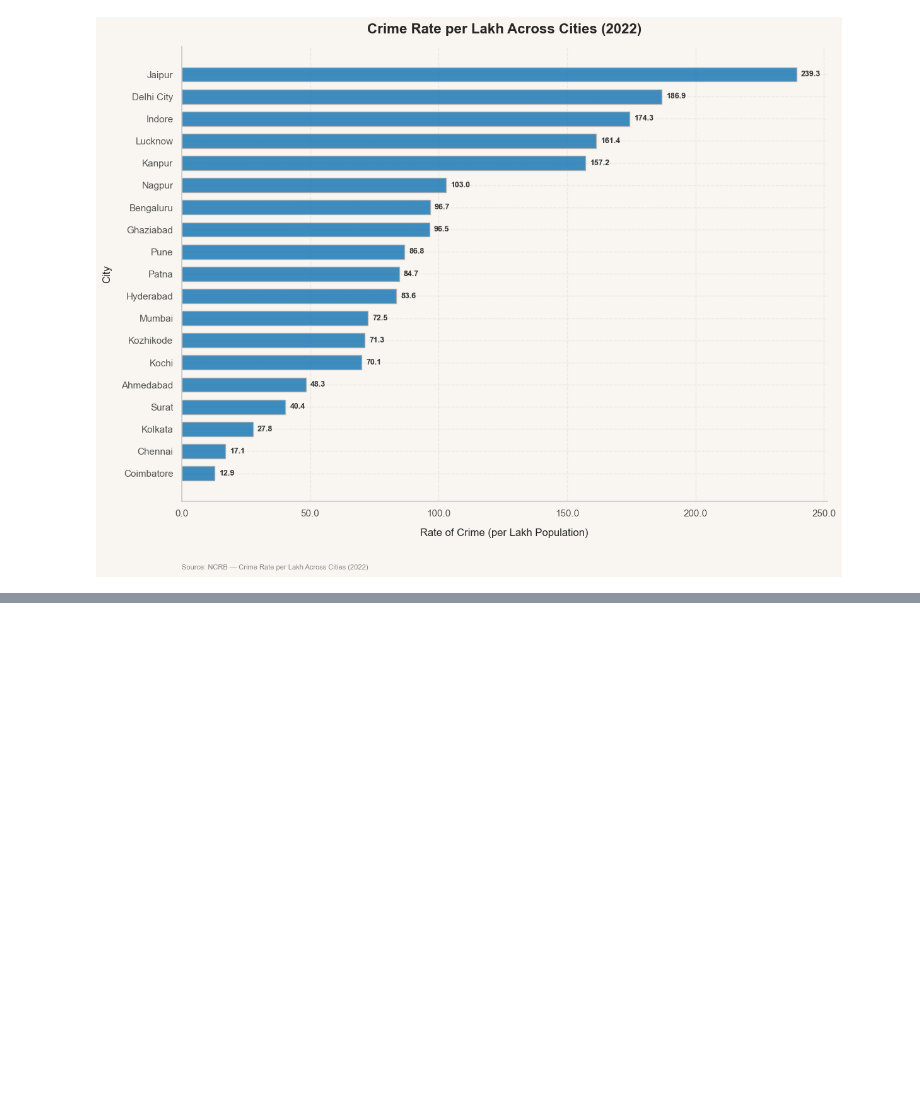
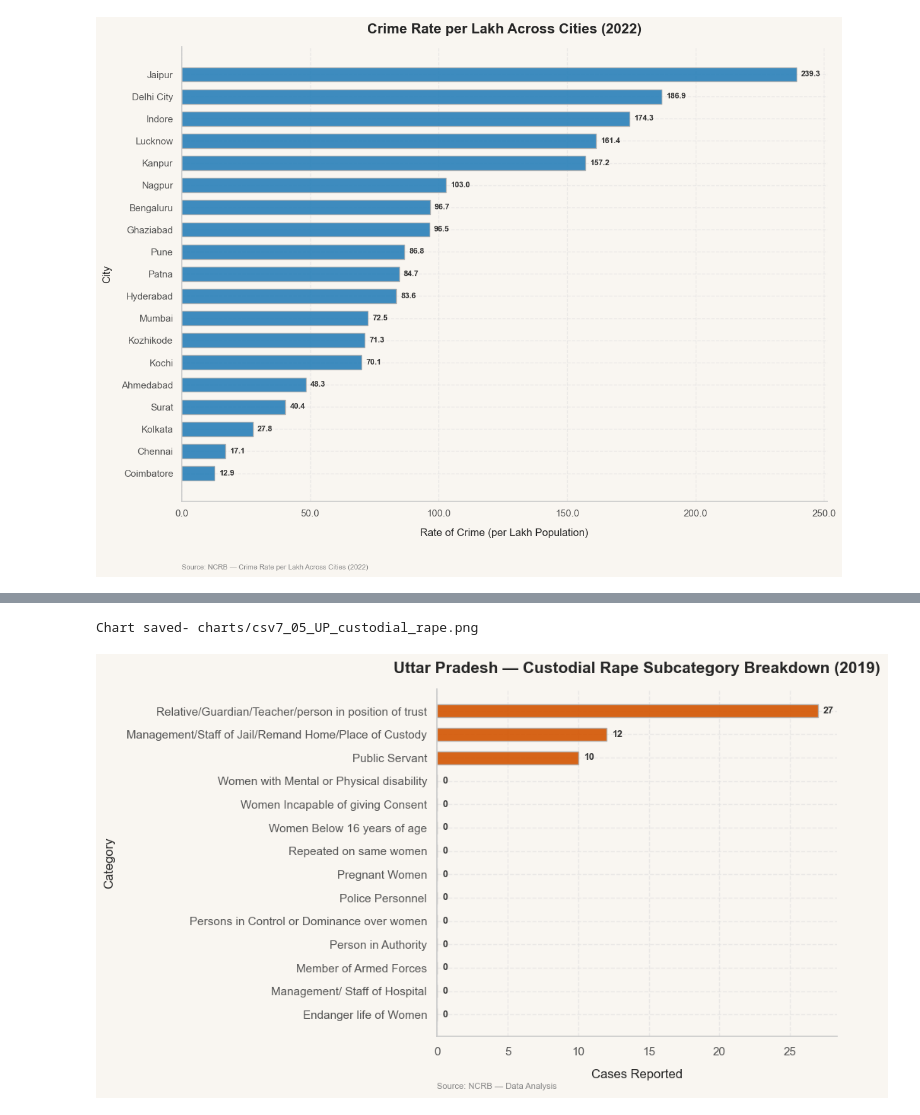
Before and after one commit to bhavya25-ds/The-Committee-Will-Look-Into-It, a Jupyter notebook: 02_Gender_Injustice/03_Analysis.ipynb, the cells around one changed output, grey strips where cells are left out. Saved outputs shown, nothing was run; the diff lists cells and outputs as text; code cells hidden in the pictures; blank space fills up the shorter version.

```diff
--- a/02_Gender_Injustice/03_Analysis.ipynb
+++ b/02_Gender_Injustice/03_Analysis.ipynb
@@ -1213,0 +1453,53 @@ Index(['city', 'Crime', 'person_count', 'Arrested_Gender'], dtype='object')
+# %%
+# Filter specifically for Uttar Pradesh custodial rape subcategories
+up_custodial = csv7[
+    (csv7["State/UT"].str.upper() == "UTTAR PRADESH") &
+    (csv7['Offense_Category'].str.contains("Custodial", case=False, na=False))
+]
+
+up_subcats = up_custodial.groupby("Offense_Subcategory")["Incidents"].sum().sort_values(ascending=True)
+
+fig, ax = plt.subplots(figsize=(10, 6))
+fig.patch.set_facecolor(u.BG_COLOR)
+ax.set_facecolor(u.BG_COLOR)
+
+bars = ax.barh(
+    up_subcats.index,
+    up_subcats.values,
+    color="#d35400",
+    height=0.55,
+    edgecolor="#b0b0b0",
+    alpha=0.9,
+)
+
+ax.set_title(
+    "Uttar Pradesh — Custodial Rape Subcategory Breakdown (2019)",
+    fontsize=15,
+    fontweight="bold",
+    pad=15,
+)
+ax.set_xlabel("Cases Reported", fontsize=12)
+ax.set_ylabel("Category", fontsize=12)
+
+for bar in bars:
+    width = bar.get_width()
+    ax.annotate(
+        f"{width:,.0f}",
+        xy=(width, bar.get_y() + bar.get_height() / 2),
+        xytext=(5, 0),
+        textcoords="offset points",
+        ha="left",
+        va="center",
+        fontsize=9,
+        fontweight="bold",
+        color="#333333",
+    )
+
+u.add_source(ax, "NCRB — Data Analysis")
+
+plt.tight_layout()
+u.save_fig(fig, "charts", "csv7_05_UP_custodial_rape.png")
+plt.show()
+# %% [output]
+Chart saved- charts/csv7_05_UP_custodial_rape.png
+[figure, added]
```
Also changed, not shown: parts of 7 cells of this notebook, 6 other files.
